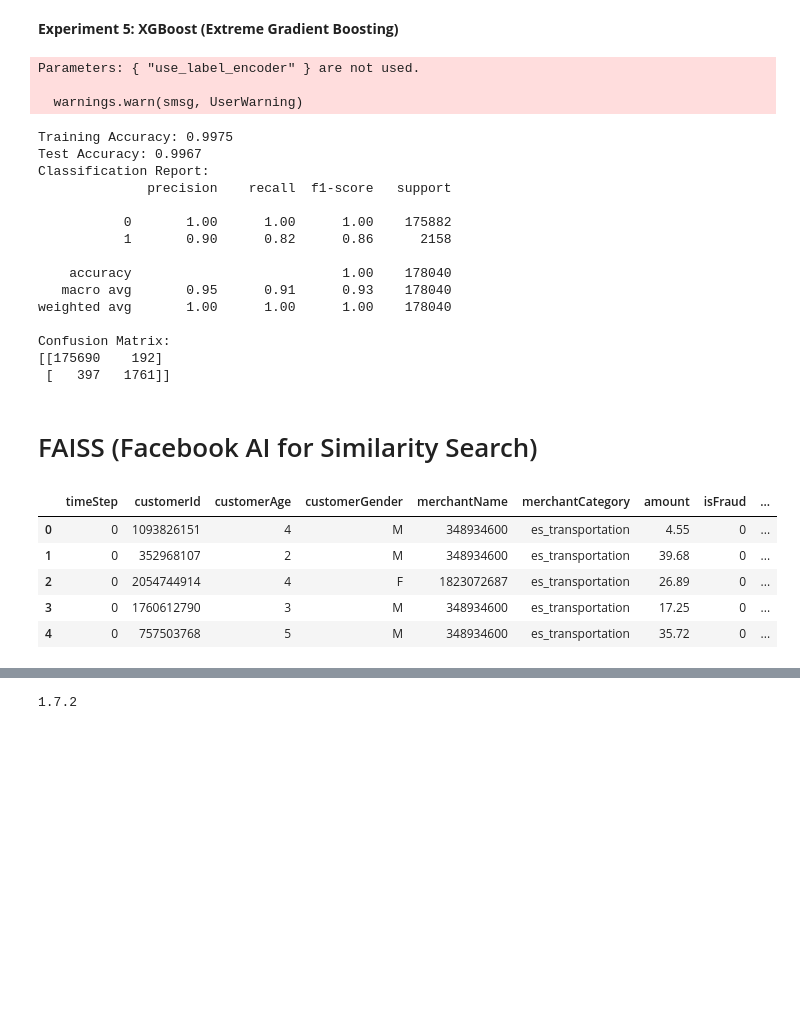
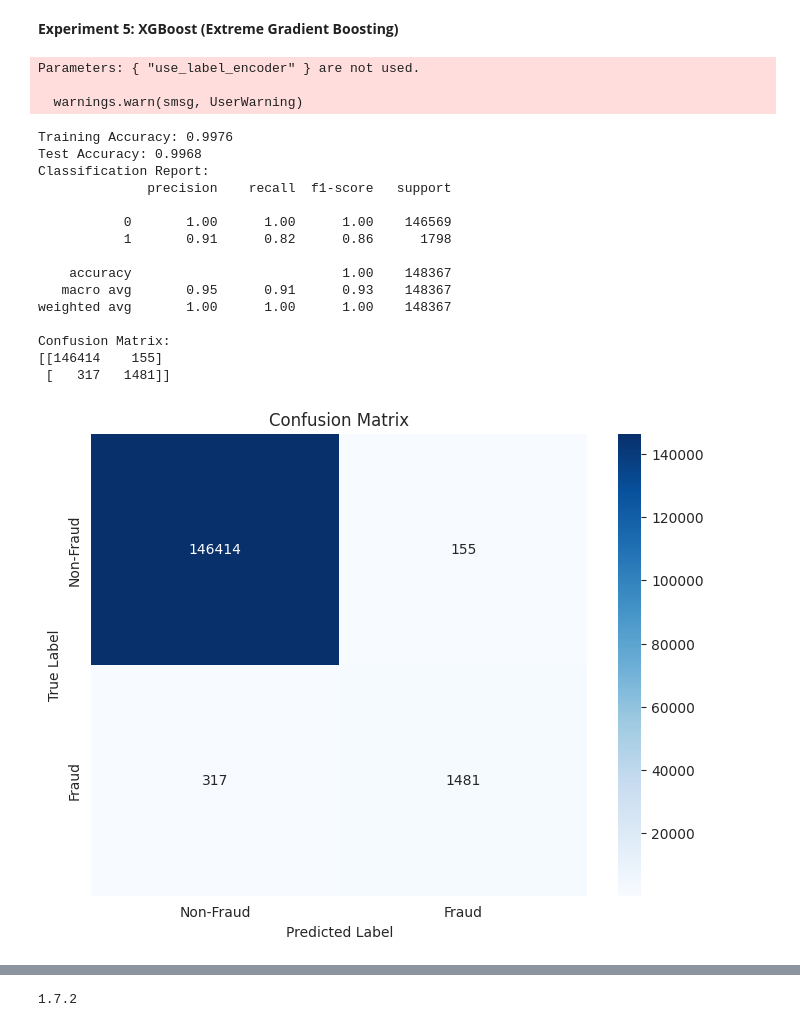
Before and after one commit to 21062872/fraud-detection-rag, a Jupyter notebook: code_files/main.ipynb, the cells around one changed output, grey strips where cells are left out. Saved outputs shown, nothing was run; the diff lists cells and outputs as text; code cells hidden in the pictures; blank space fills up the shorter version.

```diff
--- a/code_files/main.ipynb
+++ b/code_files/main.ipynb
@@ -1254,6 +1261,8 @@ df_processed.head()
 # %%
 import pandas as pd
 import numpy as np
+import matplotlib.pyplot as plt
+import seaborn as sns
 from sklearn.model_selection import train_test_split
 from sklearn.metrics import accuracy_score, classification_report, confusion_matrix
 from sklearn.preprocessing import OneHotEncoder, StandardScaler
@@ -1261,18 +1270,16 @@ from sklearn.compose import ColumnTransformer
 from sklearn.pipeline import Pipeline
 import xgboost as xgb
 
-
 def preprocess_data(df):
     """
     Preprocess the data by splitting into features and target, and performing train-test split.
-    :param df: DataFrame
     :return: X_train, X_test, y_train, y_test
     """
     X = df.drop(columns=['isFraud'])
     y = df['isFraud']
 
     X_train, X_test, y_train, y_test = train_test_split(
-        X, y, test_size=0.3, stratify=y, random_state=42
+        X, y, test_size=0.25, stratify=y, random_state=42
     )
     return X_train, X_test, y_train, y_test
 
@@ -1315,6 +1322,20 @@ def build_pipeline():
     return pipeline
 
 
+def plot_confusion_matrix(cm, labels):
+    """
+    Plot the confusion matrix.
+    :param cm: Confusion matrix
+    :param labels: List of class labels
+    """
+    plt.figure(figsize=(8, 6))
+    sns.heatmap(cm, annot=True, fmt='d', cmap='Blues', xticklabels=labels, yticklabels=labels)
+    plt.xlabel('Predicted Label')
+    plt.ylabel('True Label')
+    plt.title('Confusion Matrix')
+    plt.show()
+
+
 def evaluate_model(pipeline, X_train, X_test, y_train, y_test):
     """
     Train and evaluate the model.
@@ -1342,49 +1363,43 @@ def evaluate_model(pipeline, X_train, X_test, y_train, y_test):
     print(classification_report(y_test, y_pred_test))
 
     print("Confusion Matrix:")
-    print(confusion_matrix(y_test, y_pred_test))
+    cm = confusion_matrix(y_test, y_pred_test)
+    print(cm)
+
+    # Plot the confusion matrix
+    plot_confusion_matrix(cm, labels=['Non-Fraud', 'Fraud'])
 
 
-def main():
+def main(df):
     """
     Main function to run the data processing, model training, and evaluation.
-    :param file_path: str, path to the CSV file
     """
-    X_train, X_test, y_train, y_test = preprocess_data(df_processed)
+    X_train, X_test, y_train, y_test = preprocess_data(df)
     pipeline = build_pipeline()
     evaluate_model(pipeline, X_train, X_test, y_train, y_test)
 # %% [markdown]
 **Experiment 5: XGBoost (Extreme Gradient Boosting)**
 # %%
+# raw dataset
 if __name__ == "__main__":
-    main()
+    main(df_processed)
 # %% [output]
 Parameters: { "use_label_encoder" } are not used.
 
   warnings.warn(smsg, UserWarning)
-Training Accuracy: 0.9975
-Test Accuracy: 0.9967
+Training Accuracy: 0.9976
+Test Accuracy: 0.9968
 Classification Report:
               precision    recall  f1-score   support
 
-           0       1.00      1.00      1.00    175882
-           1       0.90      0.82      0.86      2158
+           0       1.00      1.00      1.00    146569
+           1       0.91      0.82      0.86      1798
 
-    accuracy                           1.00    178040
-   macro avg       0.95      0.91      0.93    178040
-weighted avg       1.00      1.00      1.00    178040
+    accuracy                           1.00    148367
+   macro avg       0.95      0.91      0.93    148367
+weighted avg       1.00      1.00      1.00    148367
 
 Confusion Matrix:
-[[175690    192]
- [   397   1761]]
+[[146414    155]
+ [   317   1481]]
+[figure, added]
-# %% [markdown]
-# FAISS (Facebook AI for Similarity Search)
-# %%
-df_processed.head()
-# %% [output]
-|  | timeStep | customerId | customerAge | customerGender | merchantName | merchantCategory | amount | isFraud | ... |
-| 0 | 0 | 1093826151 | 4 | M | 348934600 | es_transportation | 4.55 | 0 | ... |
-| 1 | 0 | 352968107 | 2 | M | 348934600 | es_transportation | 39.68 | 0 | ... |
-| 2 | 0 | 2054744914 | 4 | F | 1823072687 | es_transportation | 26.89 | 0 | ... |
-| 3 | 0 | 1760612790 | 3 | M | 348934600 | es_transportation | 17.25 | 0 | ... |
-| 4 | 0 | 757503768 | 5 | M | 348934600 | es_transportation | 35.72 | 0 | ... |
```
Also changed, not shown: parts of 25 cells of this notebook.
